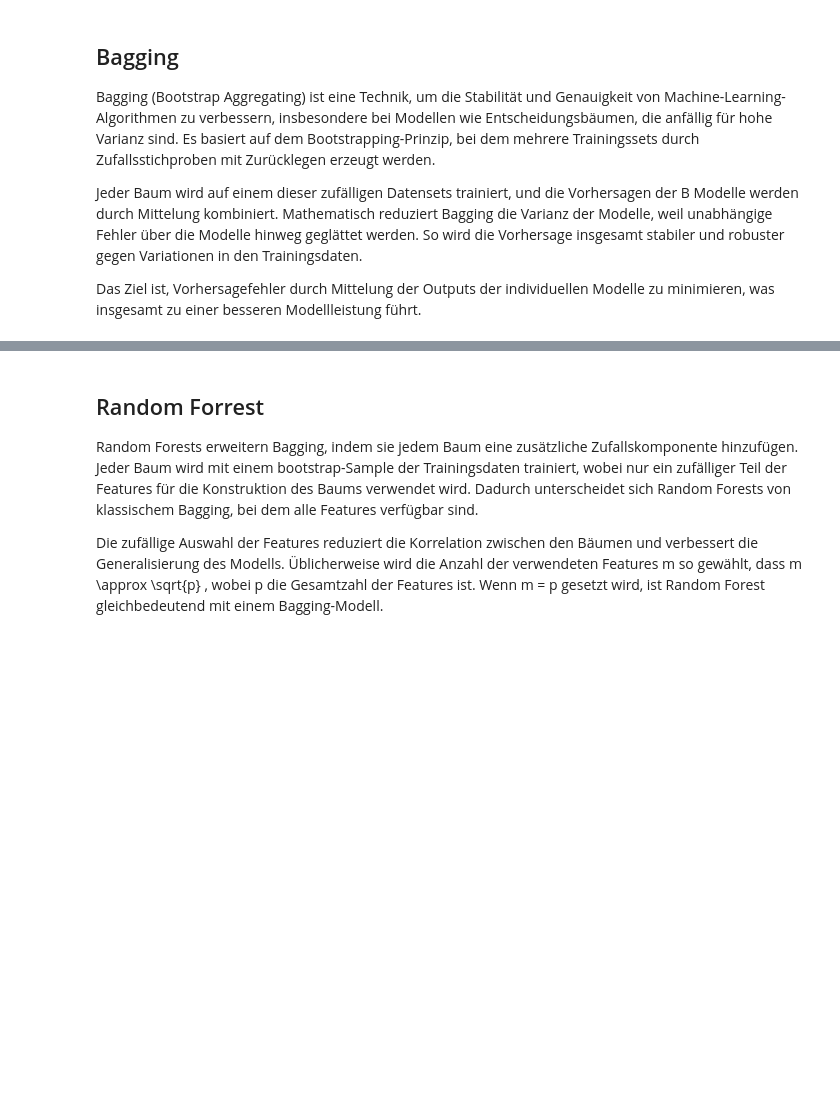
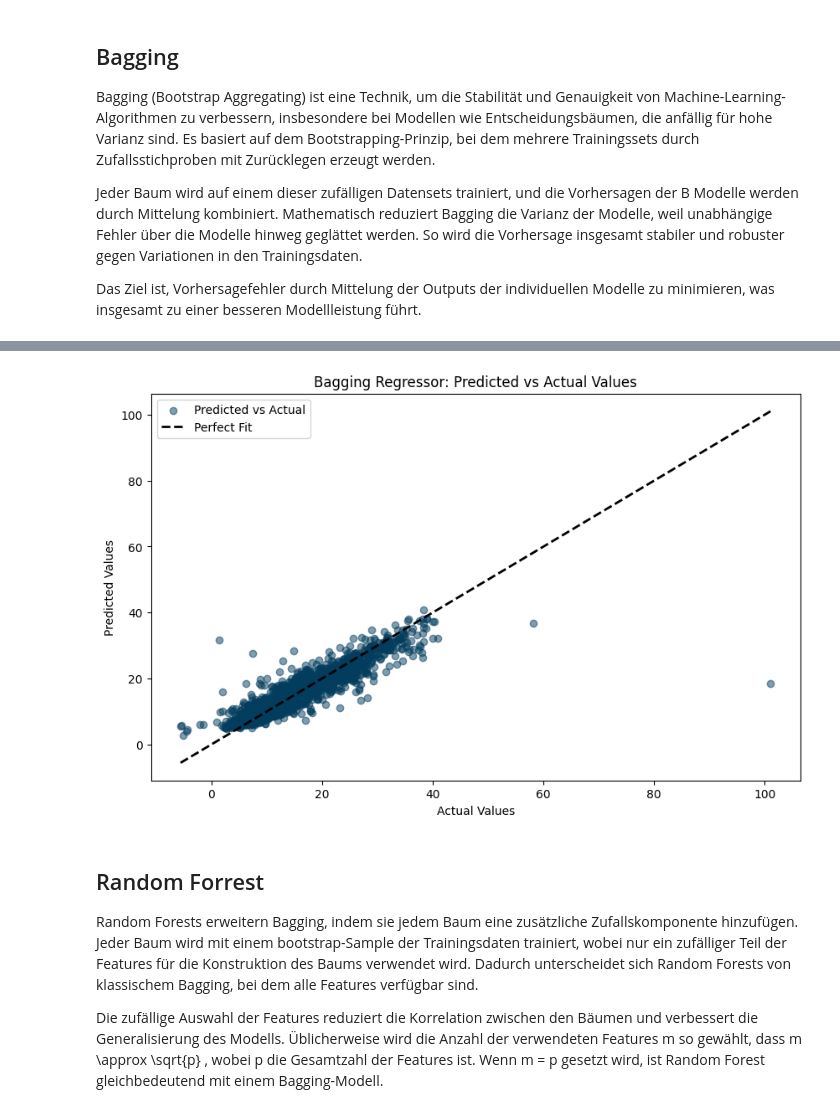
Before and after one commit to joejoejoejor/Its-Wekk, a Jupyter notebook: 5 - Models/Top50Data/with_lagged/Baby_Data.ipynb, the cells around one changed output, grey strips where cells are left out. Cells and saved outputs as stored; diff of their text form; code cells hidden in the pictures; blank space fills up the shorter version.

```diff
--- a/5 - Models/Top50Data/with_lagged/Baby_Data.ipynb
+++ b/5 - Models/Top50Data/with_lagged/Baby_Data.ipynb
@@ -416,3 +457,25 @@ Test MSE: 7.688128769743882
+# %%
+### Plot the predicted vs actual values
+
+import matplotlib.pyplot as plt
+from sklearn.metrics import mean_squared_error
+
+# Scatter plot of predicted vs actual values
+plt.figure(figsize=(10, 6))
+plt.scatter(y_test, y_test_pred, alpha=0.5, label="Predicted vs Actual", color='#033D5D')
+plt.plot([y_test.min(), y_test.max()], [y_test.min(), y_test.max()], 'k--', lw=2, label="Perfect Fit")
+plt.xlabel('Actual Values')
+plt.ylabel('Predicted Values')
+plt.title('Bagging Regressor: Predicted vs Actual Values')
+plt.legend()
+
+# Save the plot as an image
+plt.savefig('Bagging_Regressor_predicted_vs_actual.png', dpi=300, bbox_inches='tight')  # Export the plot
+
+# Show the plot
+plt.show()
+# %% [output]
+[figure, added]
 # %% [markdown]
 ## Random Forrest
 
```
Also changed, not shown: parts of 12 cells of this notebook, 7 other files.
